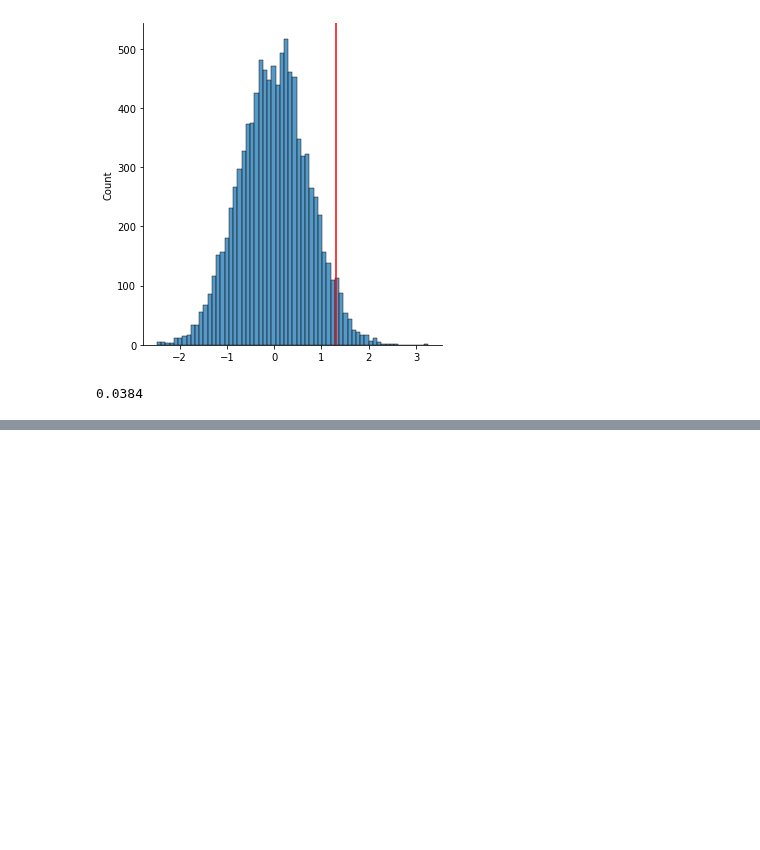
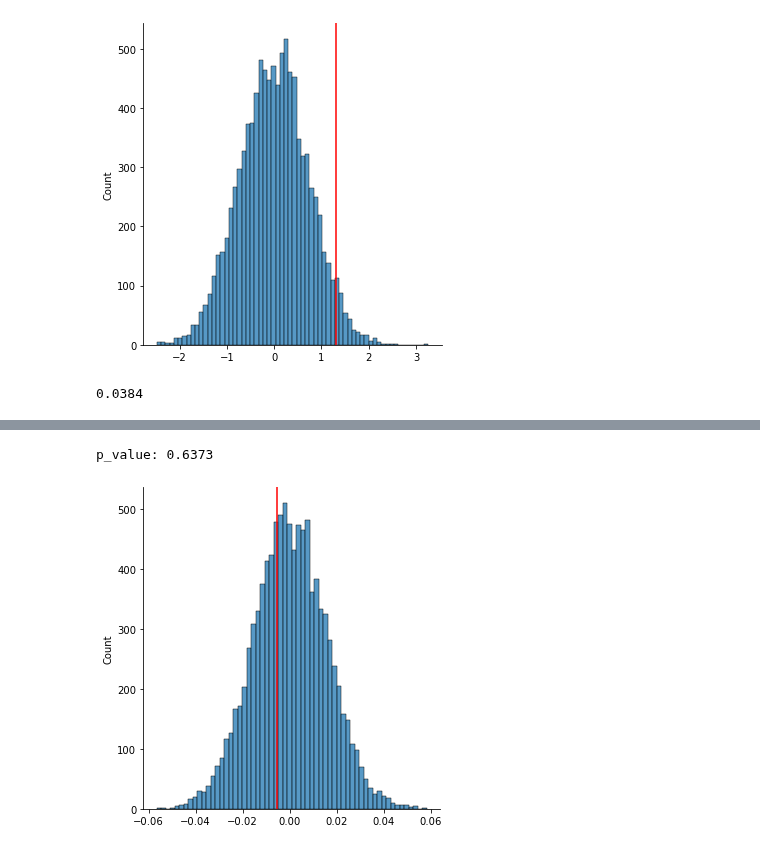
Before and after one commit to vpontello/DataScience_Nanodegree, a Jupyter notebook: 00_Extracurricular/02_Practical_Statistics/practical_statistics.ipynb, the cells around one changed output, grey strips where cells are left out. Cells and saved outputs as stored; diff of their text form; code cells hidden in the pictures; blank space fills up the shorter version.

```diff
--- a/00_Extracurricular/02_Practical_Statistics/practical_statistics.ipynb
+++ b/00_Extracurricular/02_Practical_Statistics/practical_statistics.ipynb
@@ -2114,0 +2184,10 @@ print(p_value)
+# %%
+null_vals = np.random.normal(0, np.std(diffs), size=len(diffs))
+# %%
+sns.displot(null_vals)
+plt.axvline(obs_diff, color='red')
+p_value = (null_vals>obs_diff).mean()
+print(f"p_value: {p_value}")
+# %% [output]
+p_value: 0.6373
+[figure, added]
```
Also changed, not shown: parts of 8 cells of this notebook.
